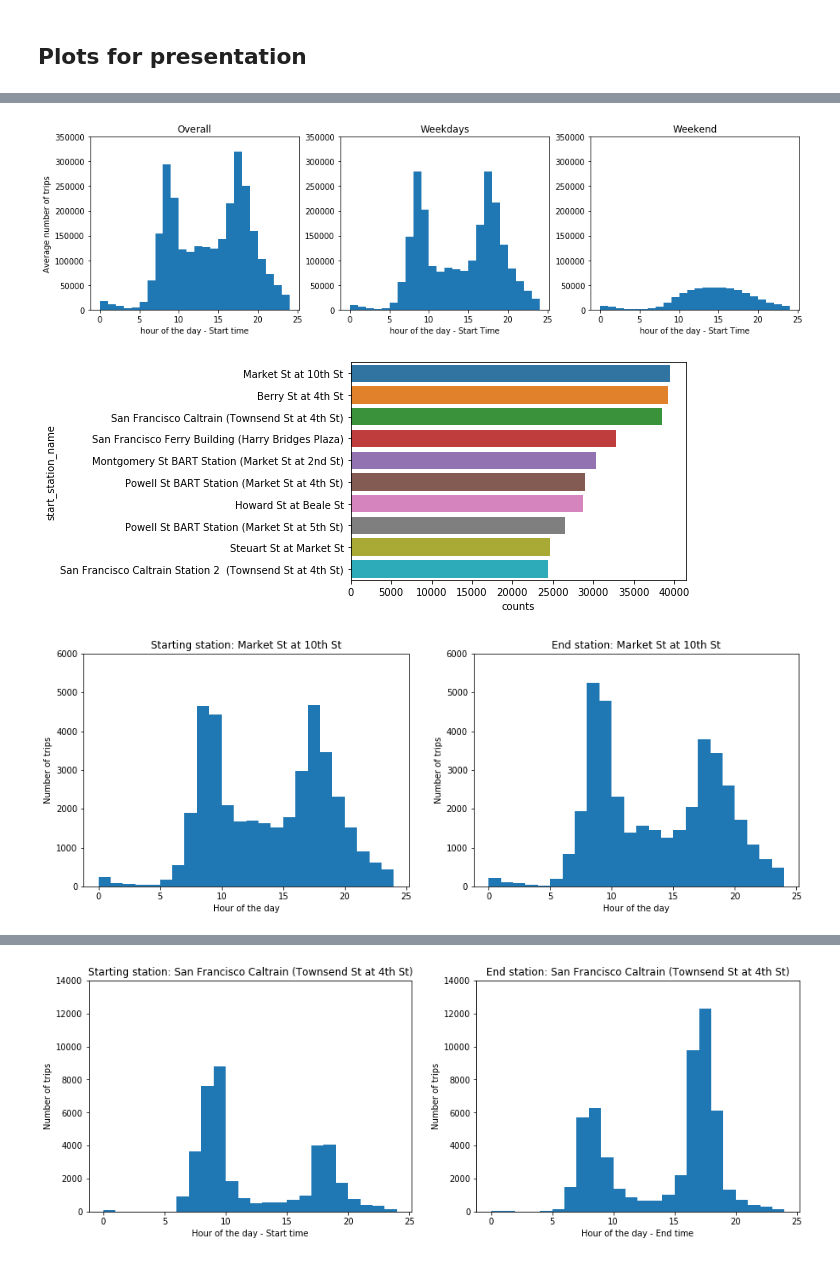
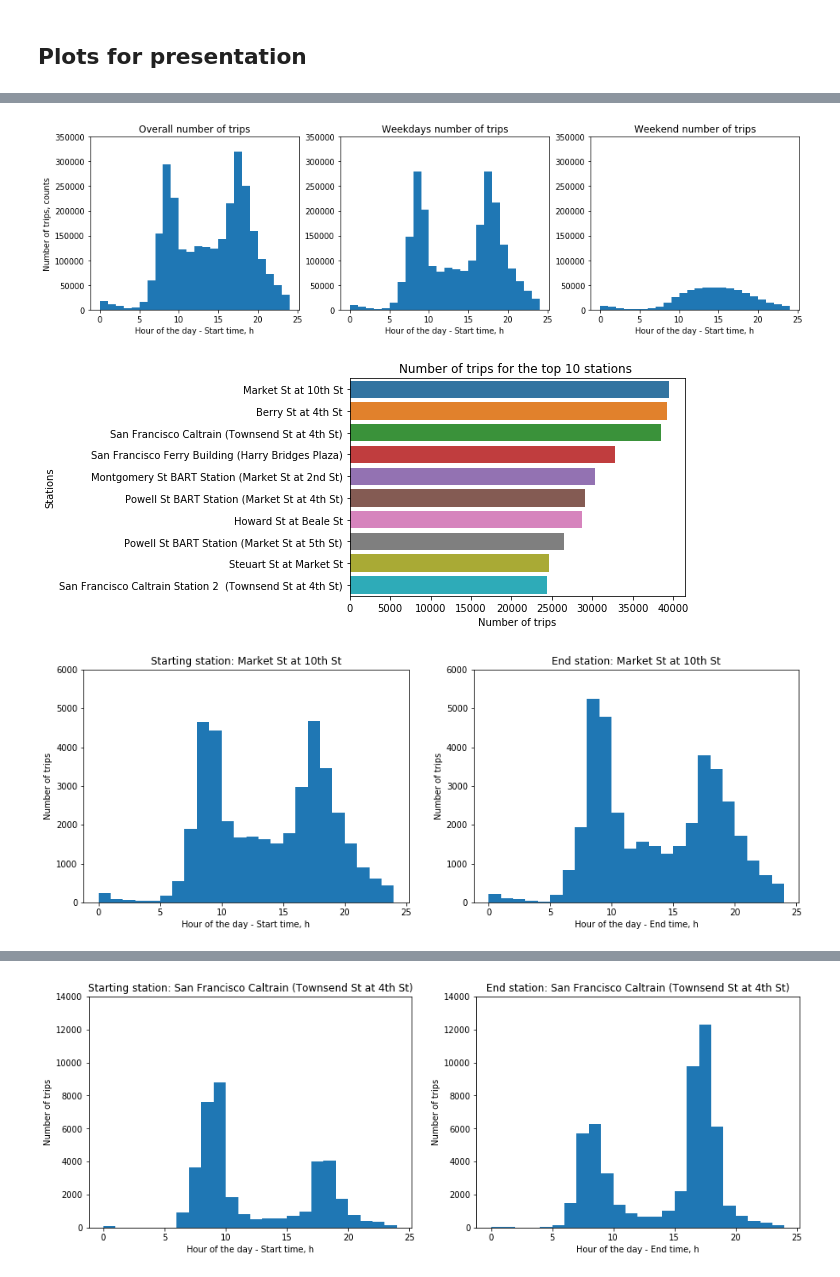
Before and after one commit to miniermatar/udacity_project_7_baywheels, a Jupyter notebook: exploration_template.ipynb, the cells around one changed output, grey strips where cells are left out. Saved outputs shown, nothing was run; the diff lists cells and outputs as text; code cells hidden in the pictures.

```diff
--- a/exploration_template.ipynb
+++ b/exploration_template.ipynb
@@ -71,7 +71,7 @@ filenames
 #loading all the data files into a single dataframe
 df=pd.DataFrame()
 for name in filenames:
-    data=pd.read_csv("data\\"+name)
+    data=pd.read_csv("data/"+name)
     df=pd.concat([df,data])
 
 df.info()
@@ -709,53 +653,54 @@ plt.title("Weekend");
 # %%
-plt.figure(figsize = [16, 4])
+plt.figure(figsize = [16,4])
 base_color = sns.color_palette()[0]
 bin_data=range(0,25,1)
-
-
-# left plot: overall data
 plt.subplot(1, 3, 1)
 plt.hist(df_clean.start_time.dt.hour, bins=bin_data)
-plt.xlabel('hour of the day - Start time')
-plt.title("Overall")
-plt.ylim(0,350000)
-plt.ylabel('Average number of trips')
-# middle plot: weekdays
+plt.xlabel('Hour of the day - Start time, h')
+plt.title("Overall number of trips")
+plt.ylabel('Number of trips, counts')
+plt.ylim(0,350000);
 plt.subplot(1, 3, 2)
 plt.hist(df_clean.query('weekday!="Sunday" and weekday!="Saturday"')['hour'], bins=bin_data)
-plt.xlabel('hour of the day - Start Time')
-plt.title("Weekdays")
-plt.ylim(0,350000)
-#plt.ylabel('Average number of trips')
-# left plot: weekend
+plt.xlabel('Hour of the day - Start time, h')
+plt.title("Weekdays number of trips")
+plt.ylim(0,350000);
 plt.subplot(1, 3, 3)
 plt.hist(df_clean.query('weekday=="Sunday" or weekday=="Saturday"')['hour'], bins=bin_data)
-plt.xlabel('hour of the day - Start Time')
-plt.title("Weekend")
+plt.xlabel('Hour of the day - Start time, h')
+plt.title("Weekend number of trips")
 plt.ylim(0,350000);
-#plt.ylabel('Average number of trips');
 # %% [output]
-[figure, old version]
+[figure, new version]
+# %%
+stations=df_clean['start_station_name'].value_counts().rename_axis('start_station_name').reset_index(name='counts')
+station_10_start=stations.head(10)
+stations_end=df_clean['end_station_name'].value_counts().rename_axis('end_station_name').reset_index(name='counts')
+station_10_end=stations_end.head(10)
 # %%
-sns.barplot(data=station_10_start,y='start_station_name',x='counts', order=station_10_start.start_station_name);
+sns.barplot(data=station_10_start,y='start_station_name',x='counts', order=station_10_start.start_station_name)
+plt.xlabel('Number of trips')
+plt.title("Number of trips for the top 10 stations ")
+plt.ylabel('Stations');
 # %% [output]
-[figure, old version]
+[figure, new version]
 # %%
 plt.figure(figsize = [15, 5])
 base_color = sns.color_palette()[0]
 bin_data=range(0,25,1)
-# left plot: violin plot
+# left plot
 plt.subplot(1, 2, 1)
 plt.hist(df_clean[df_clean.start_station_name==station_10_start.start_station_name[0]]['start_time'].dt.hour, bins=bin_data);
 plt.title('Starting station: ' + station_10_start.start_station_name[0])
-plt.xlabel('Hour of the day')
+plt.xlabel('Hour of the day - Start time, h')
 plt.ylabel ('Number of trips')
 plt.ylim(0,6000)
-# right plot: box plot
+# right plot
 plt.subplot(1, 2, 2)
 plt.hist(df_clean[df_clean.end_station_name==station_10_end.end_station_name[4]]['end_time'].dt.hour, bins=bin_data)
 plt.title('End station: '+station_10_end.end_station_name[4])
-plt.xlabel('Hour of the day')
+plt.xlabel('Hour of the day - End time, h')
 plt.ylabel ('Number of trips')
 plt.ylim(0,6000);
 # %% [output]
-[figure, old version]
+[figure, new version]
```
Also changed, not shown: parts of 81 cells of this notebook, 1 other file.
